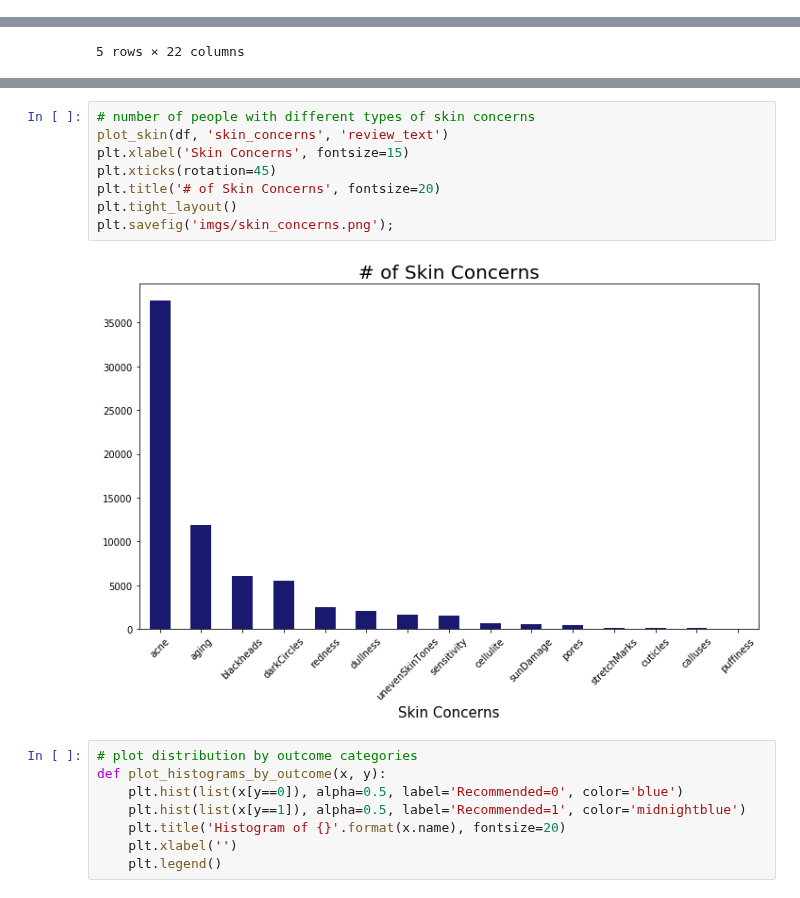
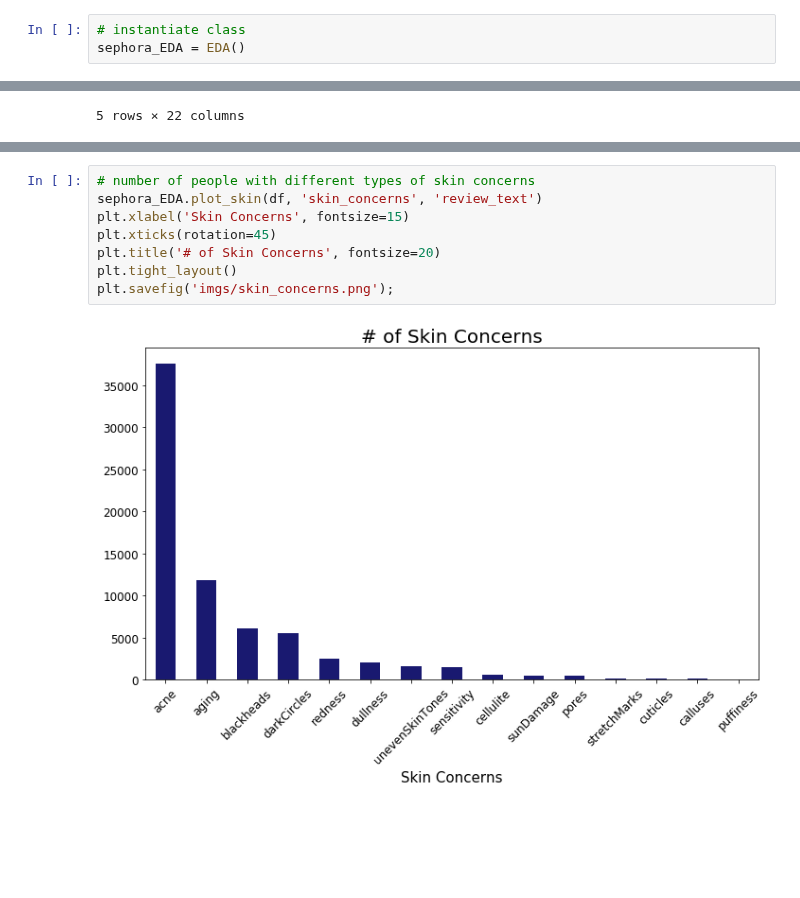
Before and after one commit to nicleong27/Beauty_Reviews, a Jupyter notebook: Sephora-EDA.ipynb, the cells around one changed output, grey strips where cells are left out. Drawn from its saved outputs; the diff is of its cells as text; blank space fills up the shorter version.

```diff
--- a/Sephora-EDA.ipynb
+++ b/Sephora-EDA.ipynb
@@ -51,5 +57,8 @@ Index(['brand', 'name', 'brand_id', 'brand_image_url', 'product_id',
        'first_submission_date', 'last_submission_date', 'location',
        'description'],
       dtype='object')
+# %%
+# instantiate class
+sephora_EDA = EDA()
 # %% [markdown]
 Check to see how many missing values there are in the data
@@ -406,19 +218,11 @@ plt.savefig('imgs/skin_tones.png');
 # %%
 # number of people with different types of skin concerns
-plot_skin(df, 'skin_concerns', 'review_text')
+sephora_EDA.plot_skin(df, 'skin_concerns', 'review_text')
 plt.xlabel('Skin Concerns', fontsize=15)
 plt.xticks(rotation=45)
 plt.title('# of Skin Concerns', fontsize=20)
 plt.tight_layout()
 plt.savefig('imgs/skin_concerns.png');
 # %% [output]
-[figure, old version]
+[figure, new version]
-# %%
-# plot distribution by outcome categories
-def plot_histograms_by_outcome(x, y):
-    plt.hist(list(x[y==0]), alpha=0.5, label='Recommended=0', color='blue')
-    plt.hist(list(x[y==1]), alpha=0.5, label='Recommended=1', color='midnightblue')
-    plt.title('Histogram of {}'.format(x.name), fontsize=20)
-    plt.xlabel('')
-    plt.legend()
 # %%
```
Also changed, not shown: parts of 45 cells of this notebook.
